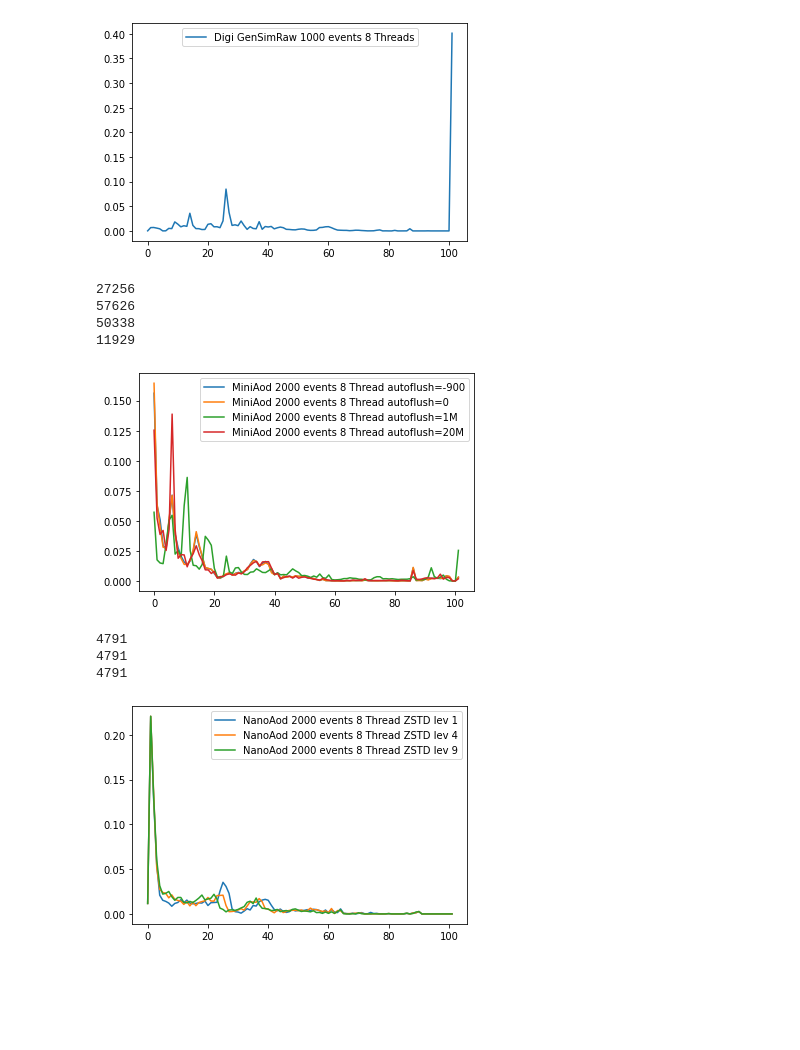
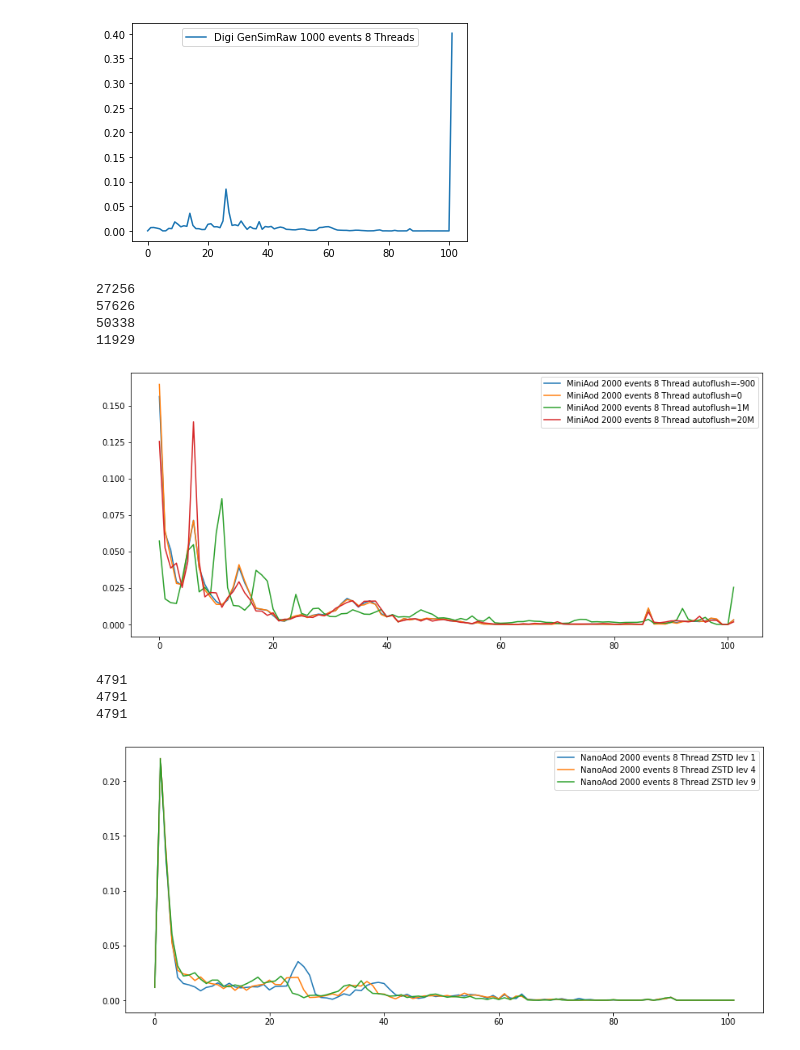
Before and after one commit to VinInn/pyTools, a Jupyter notebook: compression.ipynb, the cells around one changed output. Drawn from its saved outputs; the diff is of its cells as text; code cells hidden in the pictures; blank space fills up the shorter version.

```diff
--- a/compression.ipynb
+++ b/compression.ipynb
@@ -94,31 +94,33 @@ plt.show()
 # %%
 aod = np.array([4257,1713,1391,803,724,1369,1944,1057,747,558,429,365,455,677,1065,778,554,298,281,263,166,75,58,120,149,185,132,172,193,181,224,261,389,486,434,325,399,442,377,203,148,179,45,107,87,106,87,110,101,107,97,69,59,51,33,10,40,8,8,1,0,1,0,1,1,3,8,6,6,9,19,8,5,3,2,4,8,2,5,2,3,0,1,3,2,0,295,10,15,9,47,34,58,62,61,53,67,114,94,0,0,83,])
 totA = aod.sum()
 print(totA)
 aod0 = np.array([9478,3698,2626,1618,1577,3005,4104,2242,1360,1071,793,786,994,1493,2362,1719,1171,645,601,556,395,160,138,267,344,388,271,351,386,355,491,543,805,980,932,748,772,866,793,392,300,354,95,238,176,216,190,245,226,208,219,171,117,118,59,37,71,15,10,6,2,0,0,1,4,5,9,10,12,4,40,19,11,4,2,5,10,6,7,0,2,0,1,5,2,2,651,16,18,14,85,46,107,126,159,127,115,249,220,0,0,183,])
 totA0 = aod0.sum()
 print(totA0)
 aod1M = np.array([2876,881,751,723,1546,2547,2751,1123,1277,1030,3152,4336,1266,655,635,492,695,1867,1707,1493,532,170,154,189,1039,379,314,543,559,371,272,268,368,381,506,435,356,349,427,514,262,339,254,267,255,380,504,420,352,219,228,198,144,206,157,290,136,111,250,57,42,50,64,97,98,131,111,104,71,67,40,39,47,134,176,173,88,94,82,91,75,59,69,71,72,95,176,40,56,46,68,161,551,184,104,156,244,71,4,0,0,1279,])
 totA1 = aod1M.sum()
 print(totA1)
 aod20M = np.array([1496,624,461,501,302,513,1656,509,225,261,258,140,219,270,349,259,199,110,109,74,95,28,43,43,62,70,61,57,79,70,92,132,155,180,194,145,189,190,191,126,63,75,23,32,45,46,28,47,27,36,40,30,27,17,14,7,25,13,8,3,2,3,1,0,6,3,9,6,7,6,22,4,3,4,4,4,3,5,7,6,2,1,7,5,2,1,103,18,14,20,29,30,27,21,28,67,18,34,33,0,0,21,])
 totA2 = aod20M.sum()
 print(totA2)
+fig, axs = plt.subplots(figsize=(14, 6))
 plt.plot(aod/totA,label="MiniAod 2000 events 8 Thread autoflush=-900")
 plt.plot(aod0/totA0,label="MiniAod 2000 events 8 Thread autoflush=0")
 plt.plot(aod1M/totA1,label="MiniAod 2000 events 8 Thread autoflush=1M")
 plt.plot(aod20M/totA2,label="MiniAod 2000 events 8 Thread autoflush=20M")
 # plt.yscale("log")
 #plt.xlim(0,100)
 plt.legend(loc='upper right')
 plt.show()
 # %% [output]
 27256
 57626
 50338
 11929
-[figure, old version]
+[figure, new version]
 # %%
+fig, axs = plt.subplots(figsize=(14, 6))
 nano1 = np.array(
 [56,1056,607,262,100,73,67,58,41,56,61,76,60,74,58,54,56,59,58,69,45,60,61,62,122,169,147,110,28,12,10,4,15,28,21,45,42,65,74,78,73,47,24,17,26,13,8,12,23,16,19,18,19,23,18,25,23,18,9,21,6,24,10,7,27,4,2,0,4,1,3,7,1,1,8,2,3,0,0,1,1,0,0,0,0,1,3,0,5,6,13,0,0,0,0,0,0,0,0,0,0,0,])
 tot1 = nano1.sum()
@@ -145,7 +147,7 @@ plt.show()
 4791
 4791
 4791
-[figure, old version]
+[figure, new version]
 # %%
 zstd_thr = np.array([653,690,586,540,263,216,191,180,164,138,75,67,39,28,25,18,17,13,])
 zstd_comp = np.array([69.64,69.47,69.17,69.09,68.69,68.49,68.44,68.40,68.37,68.36,68.21,68.21,68.17,67.94,67.88,67.73,67.72,67.71,])
```
Also changed, not shown: parts of 3 cells of this notebook.
